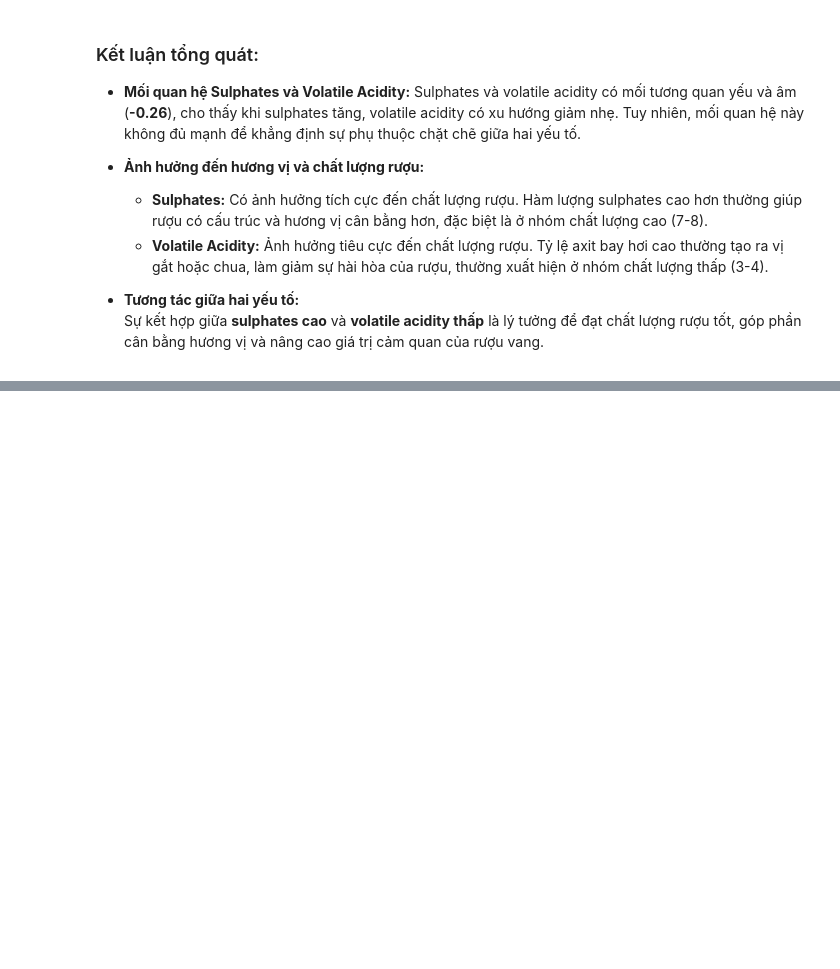
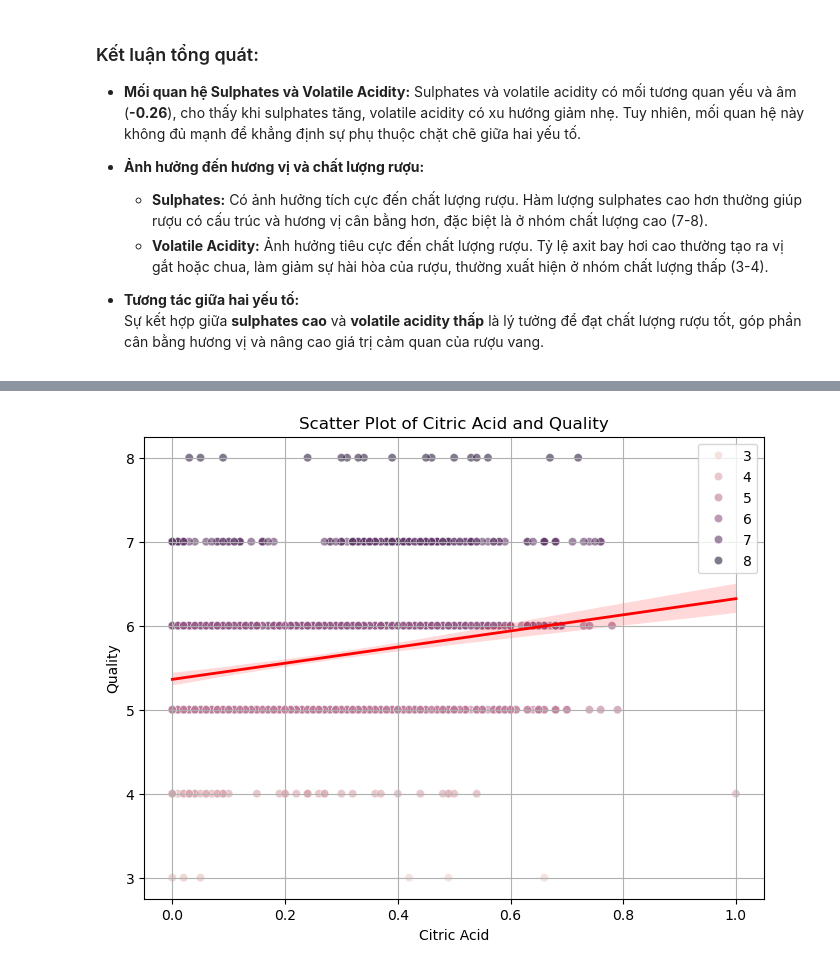
Before and after one commit to Yogurt01/Programming_DataScience_G22, a Jupyter notebook: Source_codes/DataAnalytics_1.ipynb, the cells around one changed output, grey strips where cells are left out. Drawn from its saved outputs; the diff is of its cells as text; code cells hidden in the pictures; blank space fills up the shorter version.

```diff
--- a/Source_codes/DataAnalytics_1.ipynb
+++ b/Source_codes/DataAnalytics_1.ipynb
@@ -344,0 +373,19 @@ Liệu các chỉ số axit (Fixed Acidity, Volatile Acidity, và Citric Acid) c
+# %%
+# Vẽ biểu đồ phân tán
+plt.figure(figsize=(8, 6))
+sns.scatterplot(x='citric acid', y='quality', hue='quality', data=data, color='blue', alpha=0.6)
+
+# Vẽ đường hồi quy tuyến tính
+sns.regplot(x='citric acid', y='quality', data=data, scatter=False, color='red', line_kws={'linewidth': 2})
+
+# Thêm tiêu đề và nhãn
+plt.title("Scatter Plot of Citric Acid and Quality")
+plt.xlabel("Citric Acid")
+plt.ylabel("Quality")
+plt.legend()
+plt.grid(True)
+
+# Hiển thị biểu đồ
+plt.show()
+# %% [output]
+[figure, added]
```
Also changed, not shown: parts of 16 cells of this notebook.
